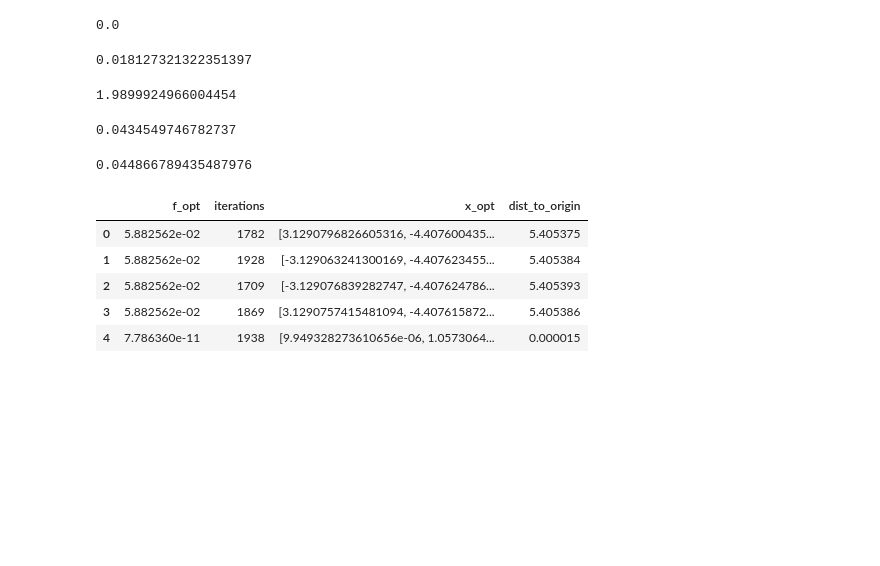
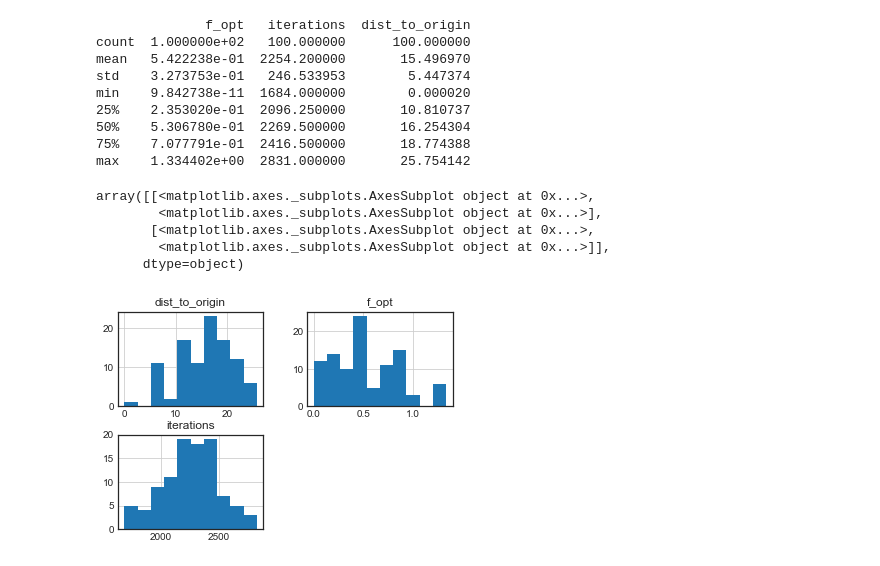
Before and after one commit to ksreenivasan/momentum_nonconvex_opt, a Jupyter notebook: griewank_tests.ipynb, the cells around one changed output. Saved outputs shown, nothing was run; the diff lists cells and outputs as text; code cells hidden in the pictures; blank space fills up the shorter version.

```diff
--- a/griewank_tests.ipynb
+++ b/griewank_tests.ipynb
@@ -190,32 +188,20 @@ plot_griewank()
-# %%
-x = np.array([0, 0])
-griewank(x)
-# %% [output]
-0.0
-# %%
-x = np.array([3, -4.5])
-griewank(x)
-# %% [output]
-0.018127321322351397
-# %%
-x = np.array([3, 0])
-griewank(x)
-# %% [output]
-1.9899924966004454
-# %%
-heavy_ball_results_df.f_opt.mean()
-# %% [output]
-0.0434549746782737
-# %%
-steepest_descent_results_df.f_opt.mean()
-# %% [output]
-0.044866789435487976
-# %%
-heavy_ball_results_df.head()
-# %% [output]
-|  | f_opt | iterations | x_opt | dist_to_origin |
-| 0 | 5.882562e-02 | 1782 | [3.1290796826605316, -4.407600435... | 5.405375 |
-| 1 | 5.882562e-02 | 1928 | [-3.129063241300169, -4.407623455... | 5.405384 |
-| 2 | 5.882562e-02 | 1709 | [-3.129076839282747, -4.407624786... | 5.405393 |
-| 3 | 5.882562e-02 | 1869 | [3.1290757415481094, -4.407615872... | 5.405386 |
-| 4 | 7.786360e-11 | 1938 | [9.949328273610656e-06, 1.0573064... | 0.000015 |
+# %%
+steepest_descent_results_df = run_griewank_test('steepest_descent', gamma=500, n_iter=100, alpha=0.01, beta=0.99, use_ebls=False)
+print steepest_descent_results_df.describe()
+steepest_descent_results_df.hist()
+# %% [output]
+              f_opt   iterations  dist_to_origin
+count  1.000000e+02   100.000000      100.000000
+mean   5.422238e-01  2254.200000       15.496970
+std    3.273753e-01   246.533953        5.447374
+min    9.842738e-11  1684.000000        0.000020
+25%    2.353020e-01  2096.250000       10.810737
+50%    5.306780e-01  2269.500000       16.254304
+75%    7.077791e-01  2416.500000       18.774388
+max    1.334402e+00  2831.000000       25.754142
+array([[<matplotlib.axes._subplots.AxesSubplot object at 0x...>,
+        <matplotlib.axes._subplots.AxesSubplot object at 0x...>],
+       [<matplotlib.axes._subplots.AxesSubplot object at 0x...>,
+        <matplotlib.axes._subplots.AxesSubplot object at 0x...>]],
+      dtype=object)
+[figure, added]
```
Also changed, not shown: parts of 13 cells of this notebook, 3 other files.
